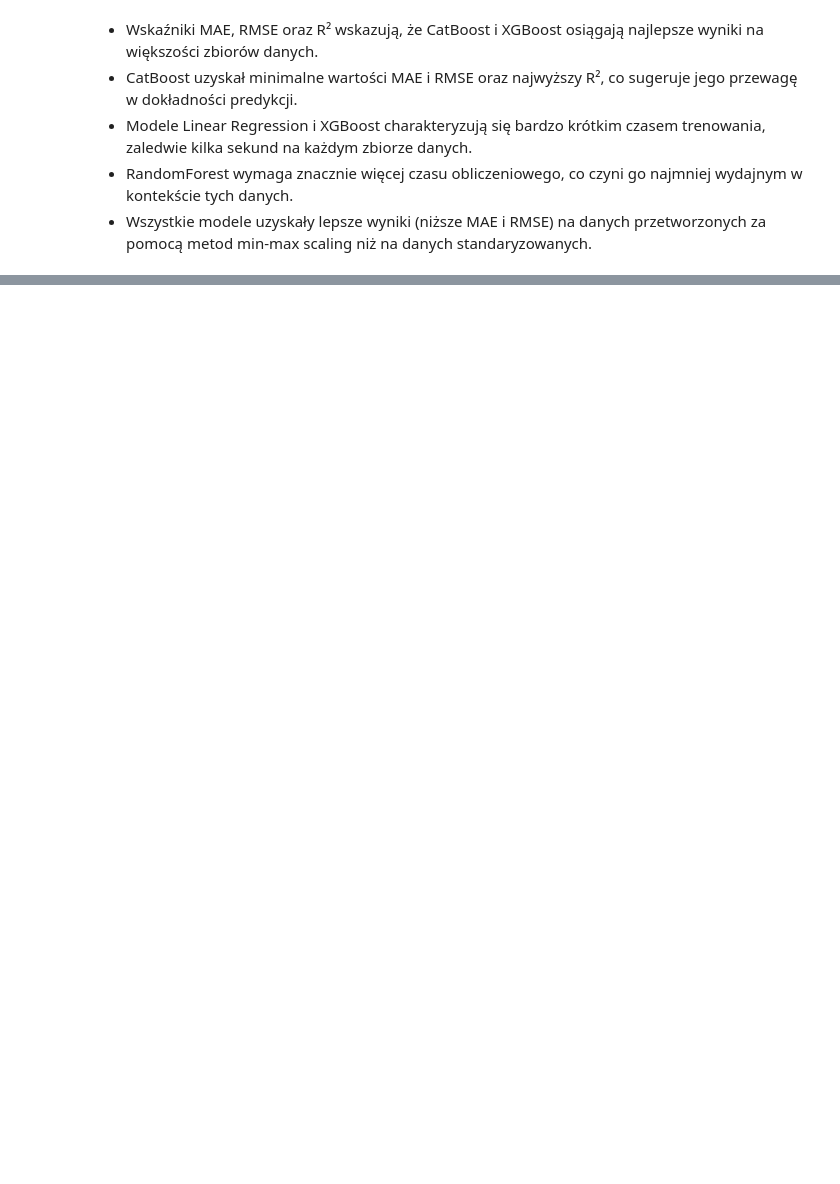
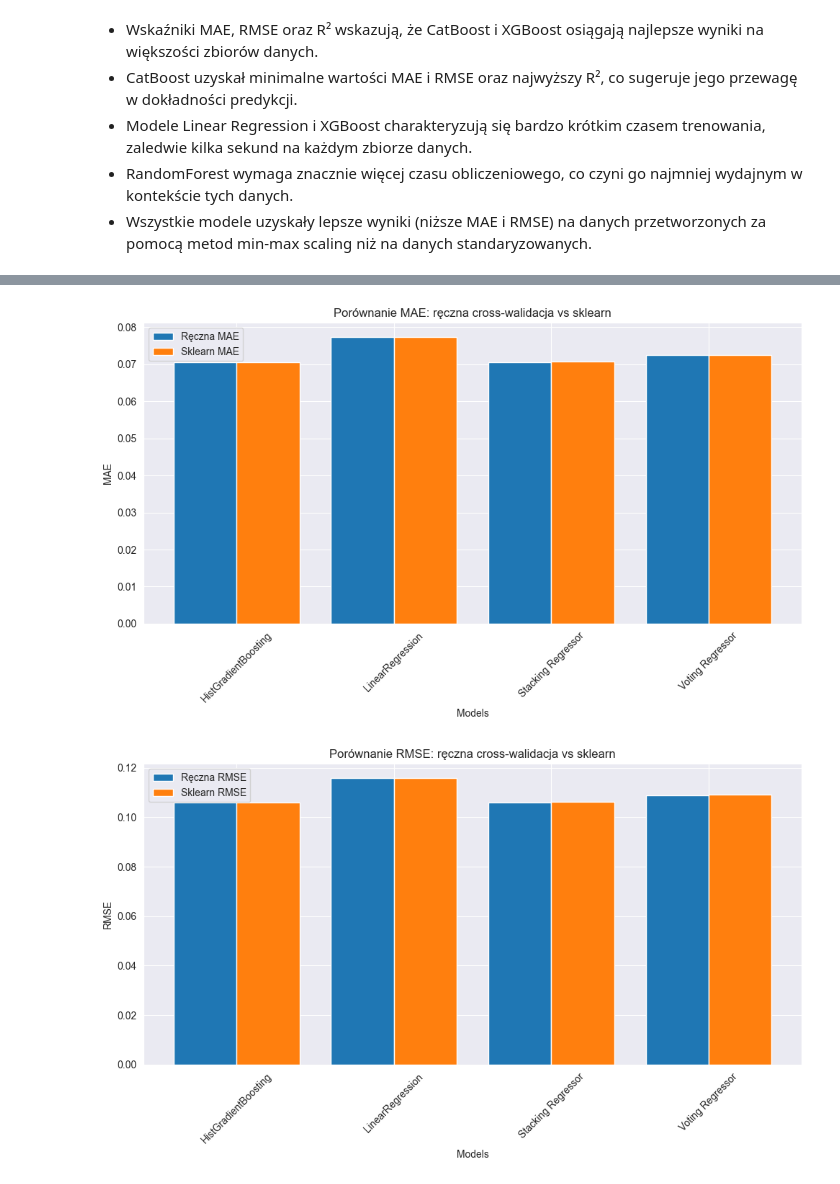
Before and after one commit to RafMat159/MOW_II_Projekt_I, a Jupyter notebook: Used _Car_Auction_Prices_2.ipynb, the cells around one changed output, grey strips where cells are left out. Saved outputs shown, nothing was run; the diff lists cells and outputs as text; code cells hidden in the pictures; blank space fills up the shorter version.

Commit message:
cross walidacja i uczenie zespolowe

```diff
--- a/Used _Car_Auction_Prices_2.ipynb
+++ b/Used _Car_Auction_Prices_2.ipynb
@@ -289,0 +400,5 @@ plt.show()
+# %%
+final_results_df = pd.DataFrame(final_results)
+
+print("Wyniki cross-walidacji:")
+final_results_df
@@ -289,0 +424,27 @@ plt.show()
+# %%
+def plot_comparison(metric, title, results_df):
+    grouped = results_df.groupby("Model")
+    x_labels = grouped.groups.keys()
+
+    manual_values = grouped[f"Manual {metric}"].mean()
+    sklearn_values = grouped[f"Sklearn {metric}"].mean()
+
+    x = range(len(x_labels))
+
+    plt.figure(figsize=(10, 6))
+    plt.bar(x, manual_values, width=0.4, label=f"Ręczna {metric}", align="center")
+    plt.bar([i + 0.4 for i in x], sklearn_values, width=0.4, label=f"Sklearn {metric}", align="center")
+    plt.xticks([i + 0.2 for i in x], x_labels, rotation=45)
+    plt.xlabel("Models")
+    plt.ylabel(metric)
+    plt.title(title)
+    plt.legend()
+    plt.tight_layout()
+    plt.show()
+
+plot_comparison("MAE", "Porównanie MAE: ręczna cross-walidacja vs sklearn", final_results_df)
+plot_comparison("RMSE", "Porównanie RMSE: ręczna cross-walidacja vs sklearn", final_results_df)
+plot_comparison("R2", "Porównanie R²: ręczna cross-walidacja vs sklearn", final_results_df)
+# %% [output]
+[figure, added]
+[figure, added]
```
Also changed, not shown: parts of 9 cells of this notebook.
